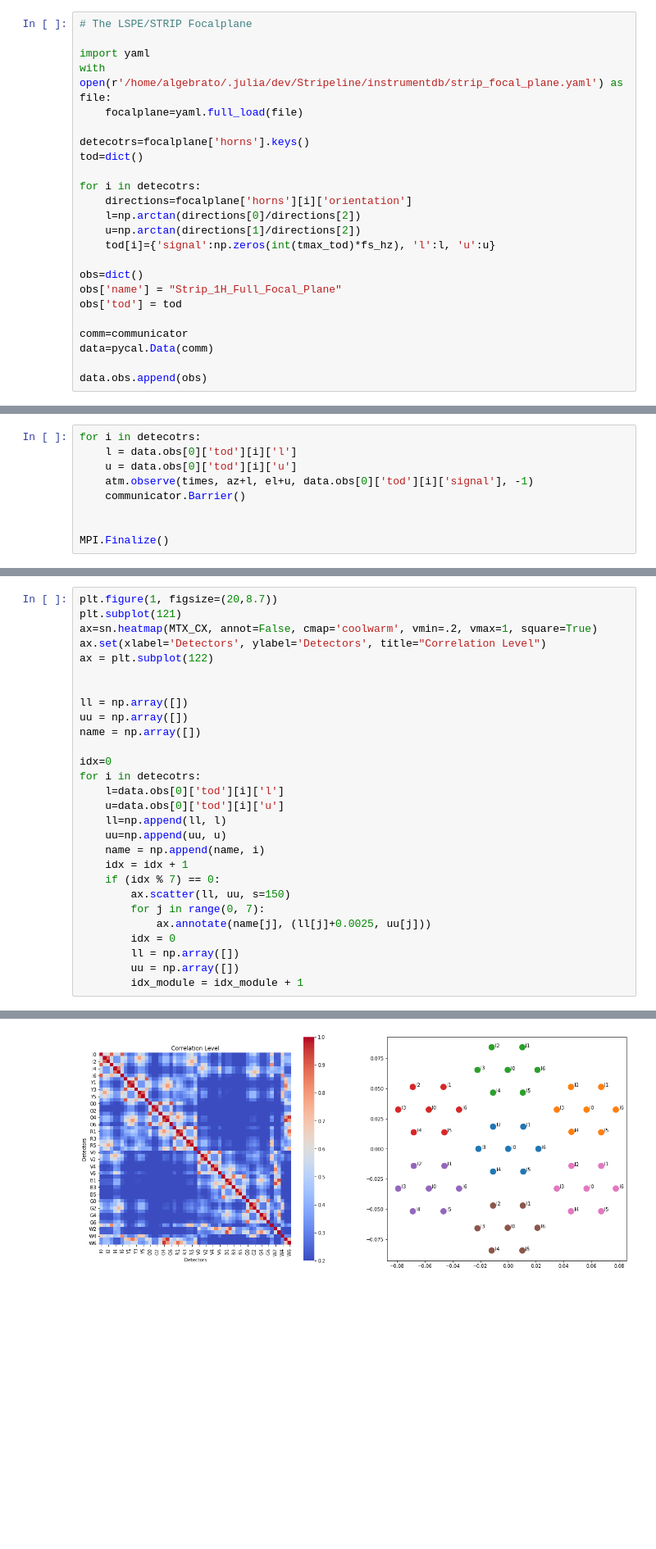
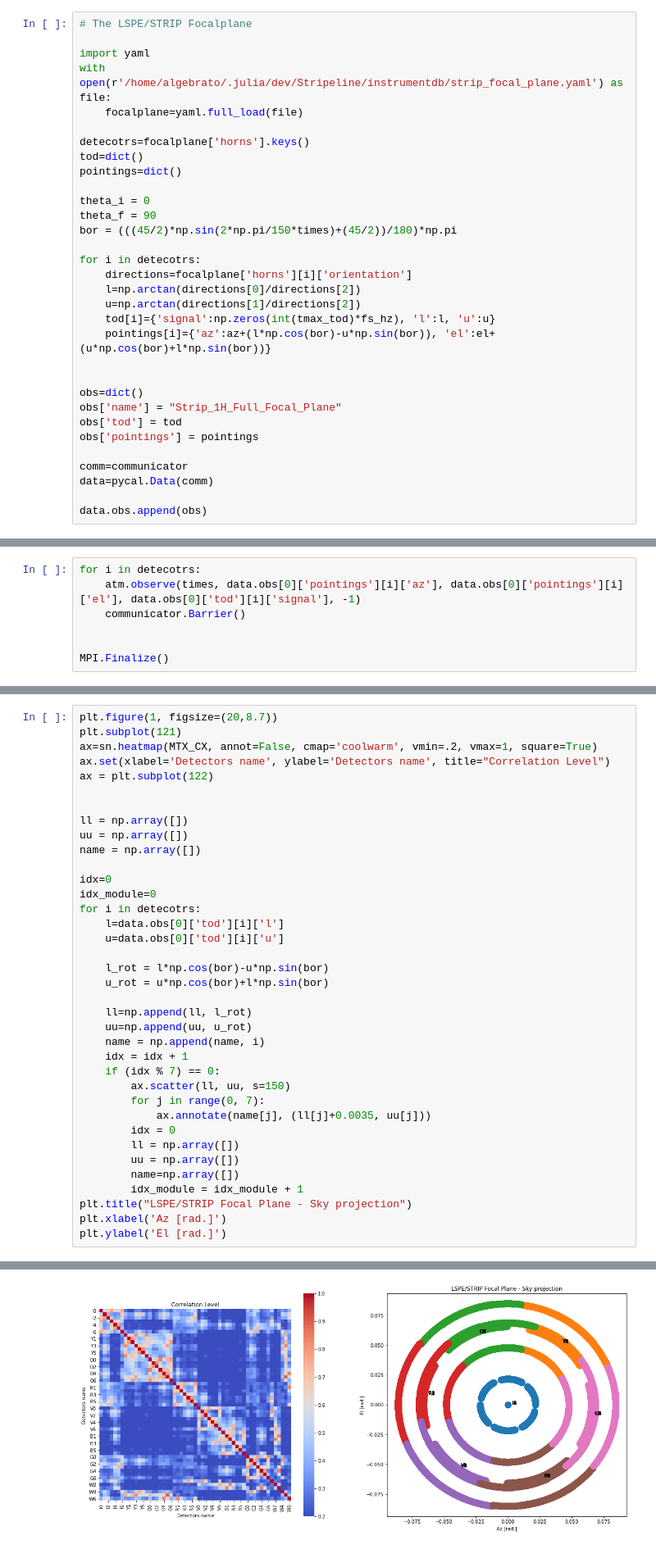
Before and after one commit to cmbgroundbased/cal, a Jupyter notebook: cookbook/skypatch.ipynb, the cells around one changed output, grey strips where cells are left out. Shown at 82% size. Saved outputs shown, nothing was run; the diff lists cells and outputs as text; blank space fills up the shorter version.

```diff
--- a/cookbook/skypatch.ipynb
+++ b/cookbook/skypatch.ipynb
@@ -199,16 +149,24 @@ with open(r'/home/algebrato/.julia/dev/Stripeline/instrumentdb/strip_focal_plane
 
 detecotrs=focalplane['horns'].keys()
 tod=dict()
+pointings=dict()
+
+theta_i = 0
+theta_f = 90
+bor = (((45/2)*np.sin(2*np.pi/150*times)+(45/2))/180)*np.pi
 
 for i in detecotrs:
     directions=focalplane['horns'][i]['orientation']
     l=np.arctan(directions[0]/directions[2])
     u=np.arctan(directions[1]/directions[2])
     tod[i]={'signal':np.zeros(int(tmax_tod)*fs_hz), 'l':l, 'u':u}
+    pointings[i]={'az':az+(l*np.cos(bor)-u*np.sin(bor)), 'el':el+(u*np.cos(bor)+l*np.sin(bor))}
+
 
 obs=dict()
 obs['name'] = "Strip_1H_Full_Focal_Plane"
 obs['tod'] = tod
+obs['pointings'] = pointings
 
 comm=communicator
 data=pycal.Data(comm)
@@ -267,9 +225,7 @@ err = atm.simulate(True)
 communicator.Barrier()
 # %%
 for i in detecotrs:
-    l = data.obs[0]['tod'][i]['l']
-    u = data.obs[0]['tod'][i]['u']
-    atm.observe(times, az+l, el+u, data.obs[0]['tod'][i]['signal'], -1)
+    atm.observe(times, data.obs[0]['pointings'][i]['az'], data.obs[0]['pointings'][i]['el'], data.obs[0]['tod'][i]['signal'], -1)
     communicator.Barrier()
 
 
@@ -291,7 +247,7 @@ MTX_CX=matrix.corr()
 plt.figure(1, figsize=(20,8.7))
 plt.subplot(121)
 ax=sn.heatmap(MTX_CX, annot=False, cmap='coolwarm', vmin=.2, vmax=1, square=True)
-ax.set(xlabel='Detectors', ylabel='Detectors', title="Correlation Level")
+ax.set(xlabel='Detectors name', ylabel='Detectors name', title="Correlation Level")
 ax = plt.subplot(122)
 
 
@@ -300,19 +256,28 @@ uu = np.array([])
 name = np.array([])
 
 idx=0
+idx_module=0
 for i in detecotrs:
     l=data.obs[0]['tod'][i]['l']
     u=data.obs[0]['tod'][i]['u']
-    ll=np.append(ll, l)
-    uu=np.append(uu, u)
+
+    l_rot = l*np.cos(bor)-u*np.sin(bor)
+    u_rot = u*np.cos(bor)+l*np.sin(bor)
+
+    ll=np.append(ll, l_rot)
+    uu=np.append(uu, u_rot)
     name = np.append(name, i)
     idx = idx + 1
     if (idx % 7) == 0:
         ax.scatter(ll, uu, s=150)
         for j in range(0, 7):
-            ax.annotate(name[j], (ll[j]+0.0025, uu[j]))
+            ax.annotate(name[j], (ll[j]+0.0035, uu[j]))
         idx = 0
         ll = np.array([])
         uu = np.array([])
+        name=np.array([])
         idx_module = idx_module + 1
+plt.title("LSPE/STRIP Focal Plane - Sky projection")
+plt.xlabel('Az [rad.]')
+plt.ylabel('El [rad.]')
 # %% [output]
@@ -319,4 +285,4 @@ for i in detecotrs:
-[figure, old version]
+[figure, new version]
 # %%
 
 
```
Also changed, not shown: parts of 7 cells of this notebook, 1 other file.
